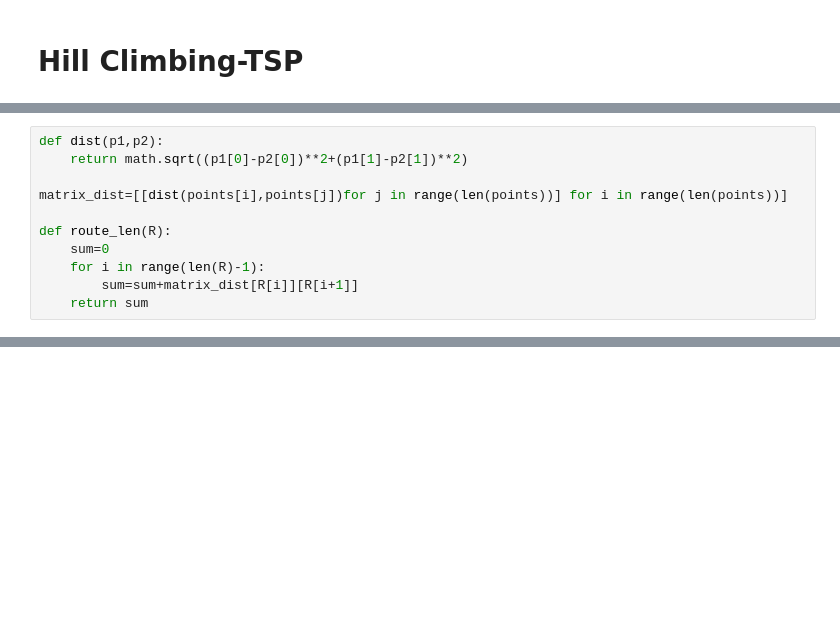
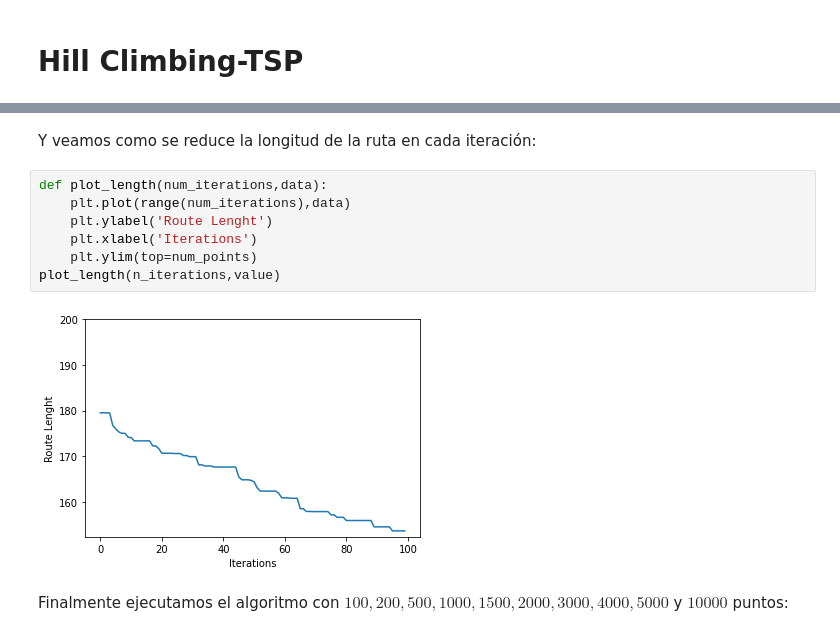
Before and after one commit to JuanDa14Sa/Artificial-Intelligence-Stuff, a Jupyter notebook: TSP_HillClimbing.ipynb, the cells around one changed output, grey strips where cells are left out. Saved outputs shown, nothing was run; the diff lists cells and outputs as text; blank space fills up the shorter version.

```diff
--- a/TSP_HillClimbing.ipynb
+++ b/TSP_HillClimbing.ipynb
@@ -47,11 +4,0 @@ Además definimos la función para calcular la distancia total de una ruta dada,
-# %%
-def dist(p1,p2):
-    return math.sqrt((p1[0]-p2[0])**2+(p1[1]-p2[1])**2)
-
-matrix_dist=[[dist(points[i],points[j])for j in range(len(points))] for i in range(len(points))]
-
-def route_len(R):
-    sum=0
-    for i in range(len(R)-1):
-        sum=sum+matrix_dist[R[i]][R[i+1]]
-    return sum
@@ -119,0 +105,13 @@ nx.draw(G,nx.get_node_attributes(G, 'pos'),node_size=50)
+# %% [markdown]
+Y veamos como se reduce la longitud de la ruta en cada iteración:
+# %%
+def plot_length(num_iterations,data):
+    plt.plot(range(num_iterations),data)
+    plt.ylabel('Route Lenght')
+    plt.xlabel('Iterations')
+    plt.ylim(top=num_points)
+plot_length(n_iterations,value)
+# %% [output]
+[figure, added]
+# %% [markdown]
+Finalmente ejecutamos el algoritmo con $100,200,500,1000,1500,2000,3000,4000,5000$ y $10000$ puntos:
```
Also changed, not shown: parts of 16 cells of this notebook.
